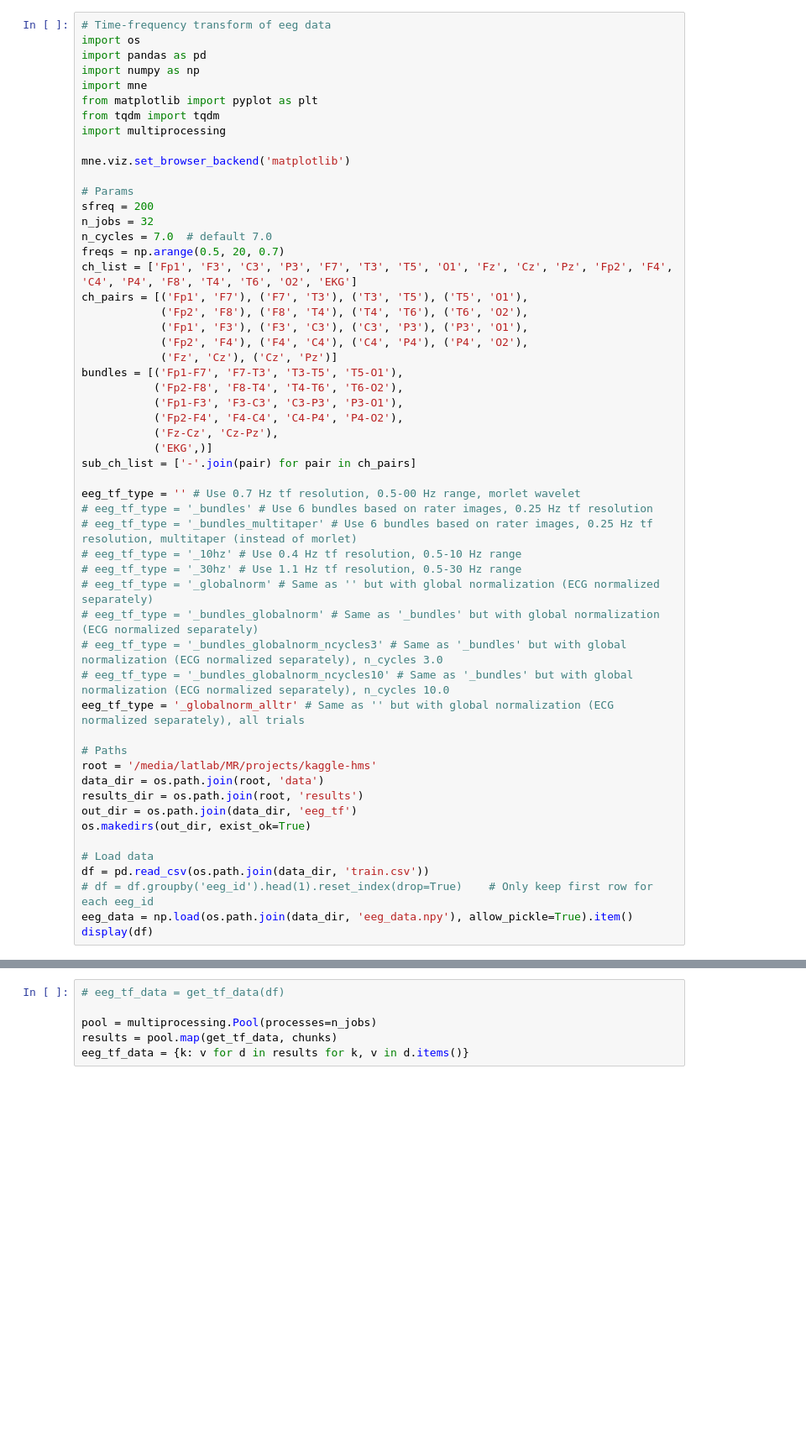
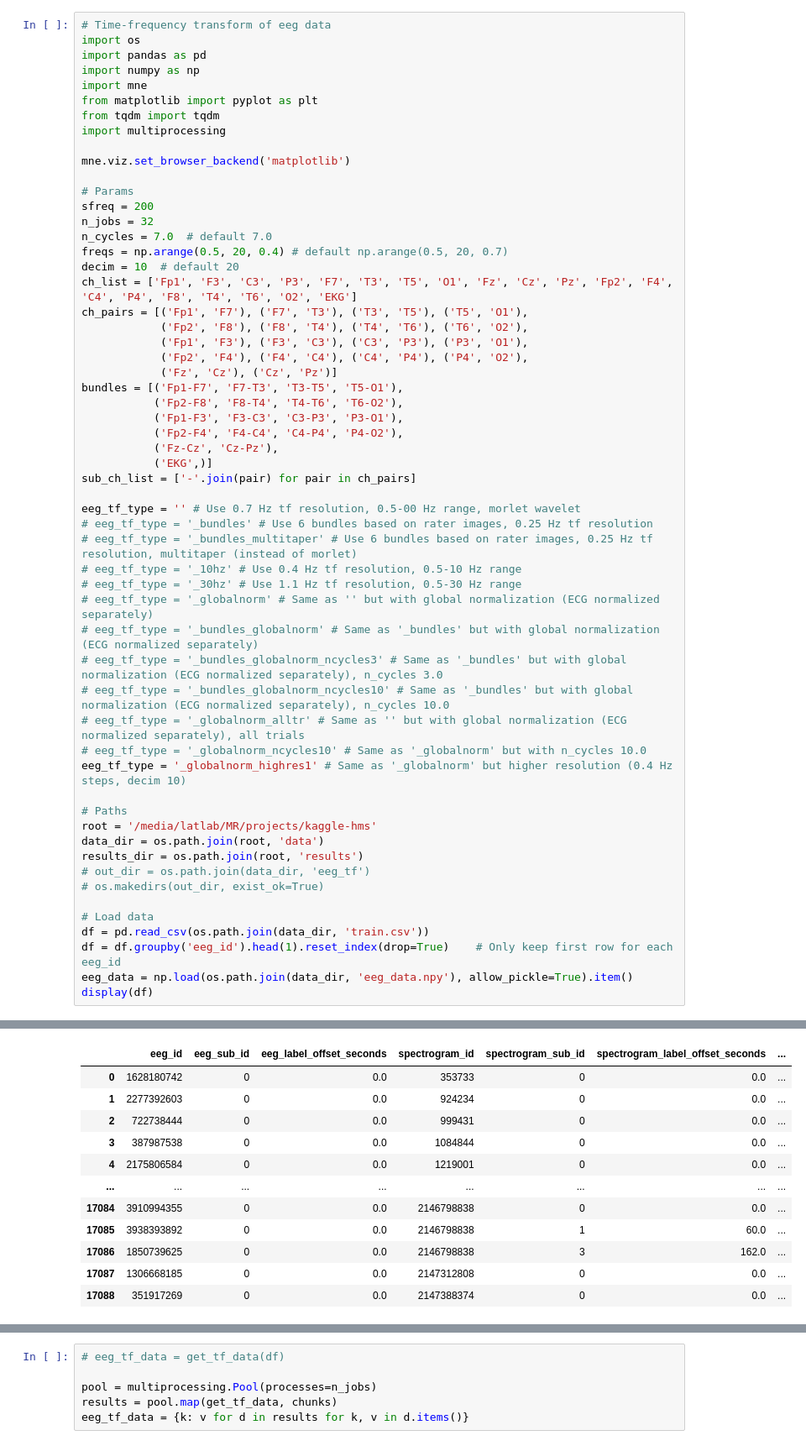
Before and after one commit to adamnarai/kaggle-hms, a Jupyter notebook: src/preproc/eeg_tf.ipynb, the cells around one changed output, grey strips where cells are left out. Shown at 84% size. Drawn from its saved outputs; the diff is of its cells as text; blank space fills up the shorter version.

Commit message:
eeg_tf highres1

```diff
--- a/src/preproc/eeg_tf.ipynb
+++ b/src/preproc/eeg_tf.ipynb
@@ -14,7 +14,8 @@ mne.viz.set_browser_backend('matplotlib')
 sfreq = 200
 n_jobs = 32
 n_cycles = 7.0  # default 7.0
-freqs = np.arange(0.5, 20, 0.7)
+freqs = np.arange(0.5, 20, 0.4) # default np.arange(0.5, 20, 0.7)
+decim = 10  # default 20
 ch_list = ['Fp1', 'F3', 'C3', 'P3', 'F7', 'T3', 'T5', 'O1', 'Fz', 'Cz', 'Pz', 'Fp2', 'F4', 'C4', 'P4', 'F8', 'T4', 'T6', 'O2', 'EKG']
 ch_pairs = [('Fp1', 'F7'), ('F7', 'T3'), ('T3', 'T5'), ('T5', 'O1'),
             ('Fp2', 'F8'), ('F8', 'T4'), ('T4', 'T6'), ('T6', 'O2'),
@@ -38,17 +39,20 @@ eeg_tf_type = '' # Use 0.7 Hz tf resolution, 0.5-00 Hz range, morlet wavelet
 # eeg_tf_type = '_bundles_globalnorm' # Same as '_bundles' but with global normalization (ECG normalized separately)
 # eeg_tf_type = '_bundles_globalnorm_ncycles3' # Same as '_bundles' but with global normalization (ECG normalized separately), n_cycles 3.0
 # eeg_tf_type = '_bundles_globalnorm_ncycles10' # Same as '_bundles' but with global normalization (ECG normalized separately), n_cycles 10.0
-eeg_tf_type = '_globalnorm_alltr' # Same as '' but with global normalization (ECG normalized separately), all trials
+# eeg_tf_type = '_globalnorm_alltr' # Same as '' but with global normalization (ECG normalized separately), all trials
+# eeg_tf_type = '_globalnorm_ncycles10' # Same as '_globalnorm' but with n_cycles 10.0
+eeg_tf_type = '_globalnorm_highres1' # Same as '_globalnorm' but higher resolution (0.4 Hz steps, decim 10)
 
 # Paths
 root = '/media/latlab/MR/projects/kaggle-hms'
 data_dir = os.path.join(root, 'data')
 results_dir = os.path.join(root, 'results')
-out_dir = os.path.join(data_dir, 'eeg_tf')
-os.makedirs(out_dir, exist_ok=True)
+# out_dir = os.path.join(data_dir, 'eeg_tf')
+# os.makedirs(out_dir, exist_ok=True)
 
 # Load data
 df = pd.read_csv(os.path.join(data_dir, 'train.csv'))
-# df = df.groupby('eeg_id').head(1).reset_index(drop=True)    # Only keep first row for each eeg_id
+df = df.groupby('eeg_id').head(1).reset_index(drop=True)    # Only keep first row for each eeg_id
 eeg_data = np.load(os.path.join(data_dir, 'eeg_data.npy'), allow_pickle=True).item()
 display(df)
+# %% [output]
@@ -54,0 +60,12 @@ display(df)
+|  | eeg_id | eeg_sub_id | eeg_label_offset_seconds | spectrogram_id | spectrogram_sub_id | spectrogram_label_offset_seconds | ... |
+| 0 | 1628180742 | 0 | 0.0 | 353733 | 0 | 0.0 | ... |
+| 1 | 2277392603 | 0 | 0.0 | 924234 | 0 | 0.0 | ... |
+| 2 | 722738444 | 0 | 0.0 | 999431 | 0 | 0.0 | ... |
+| 3 | 387987538 | 0 | 0.0 | 1084844 | 0 | 0.0 | ... |
+| 4 | 2175806584 | 0 | 0.0 | 1219001 | 0 | 0.0 | ... |
+| ... | ... | ... | ... | ... | ... | ... | ... |
+| 17084 | 3910994355 | 0 | 0.0 | 2146798838 | 0 | 0.0 | ... |
+| 17085 | 3938393892 | 0 | 0.0 | 2146798838 | 1 | 60.0 | ... |
+| 17086 | 1850739625 | 0 | 0.0 | 2146798838 | 3 | 162.0 | ... |
+| 17087 | 1306668185 | 0 | 0.0 | 2147312808 | 0 | 0.0 | ... |
+| 17088 | 351917269 | 0 | 0.0 | 2147388374 | 0 | 0.0 | ... |
```
Also changed, not shown: parts of 4 cells of this notebook.
